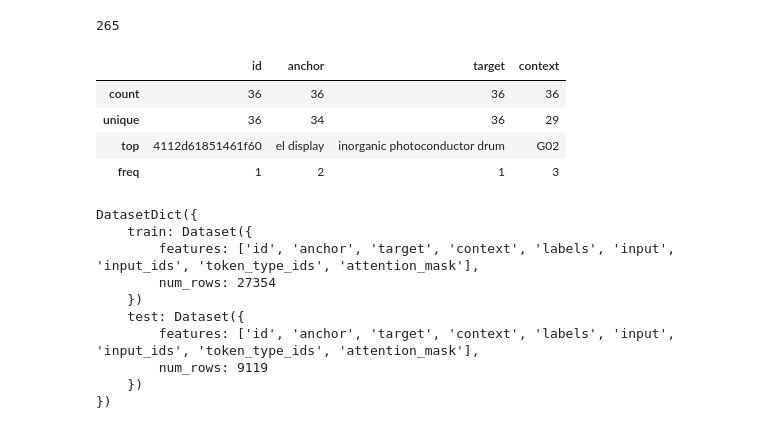
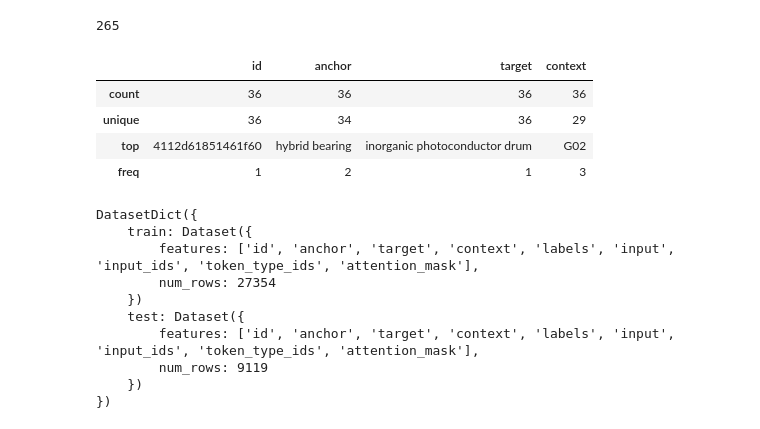
Before and after one commit to amitesh23s/phrase-to-phrase-matching, a Jupyter notebook: US_Patent_Phrase_to_phrase_matching.ipynb, the cells around one changed output. Drawn from its saved outputs; the diff is of its cells as text; code cells hidden in the pictures.

```diff
--- a/US_Patent_Phrase_to_phrase_matching.ipynb
+++ b/US_Patent_Phrase_to_phrase_matching.ipynb
@@ -136,13 +129,13 @@ tokz.vocab['▁of']
 # %%
 tok_ds = tok_ds.rename_columns({'score':'labels'})
 # %%
-eval_df = pd.read_csv('/content/test.csv')
+eval_df = pd.read_csv('/kaggle/input/patent-phrase/test.csv')
 eval_df.describe()
 # %% [output]
 |  | id | anchor | target | context |
 | count | 36 | 36 | 36 | 36 |
 | unique | 36 | 34 | 36 | 29 |
-| top | 4112d61851461f60 | el display | inorganic photoconductor drum | G02 |
+| top | 4112d61851461f60 | hybrid bearing | inorganic photoconductor drum | G02 |
 | freq | 1 | 2 | 1 | 3 |
 # %%
 dds = tok_ds.train_test_split(0.25, seed=42)
```
Also changed, not shown: parts of 10 cells of this notebook.
